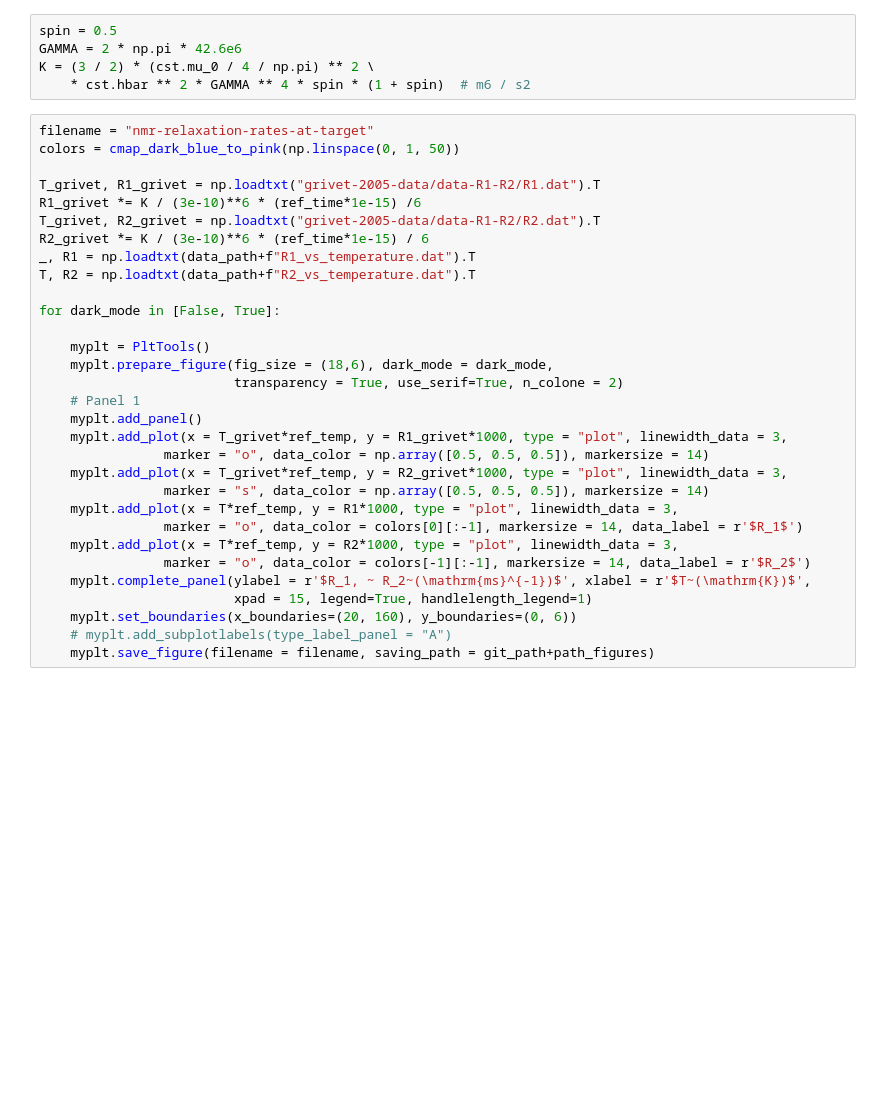
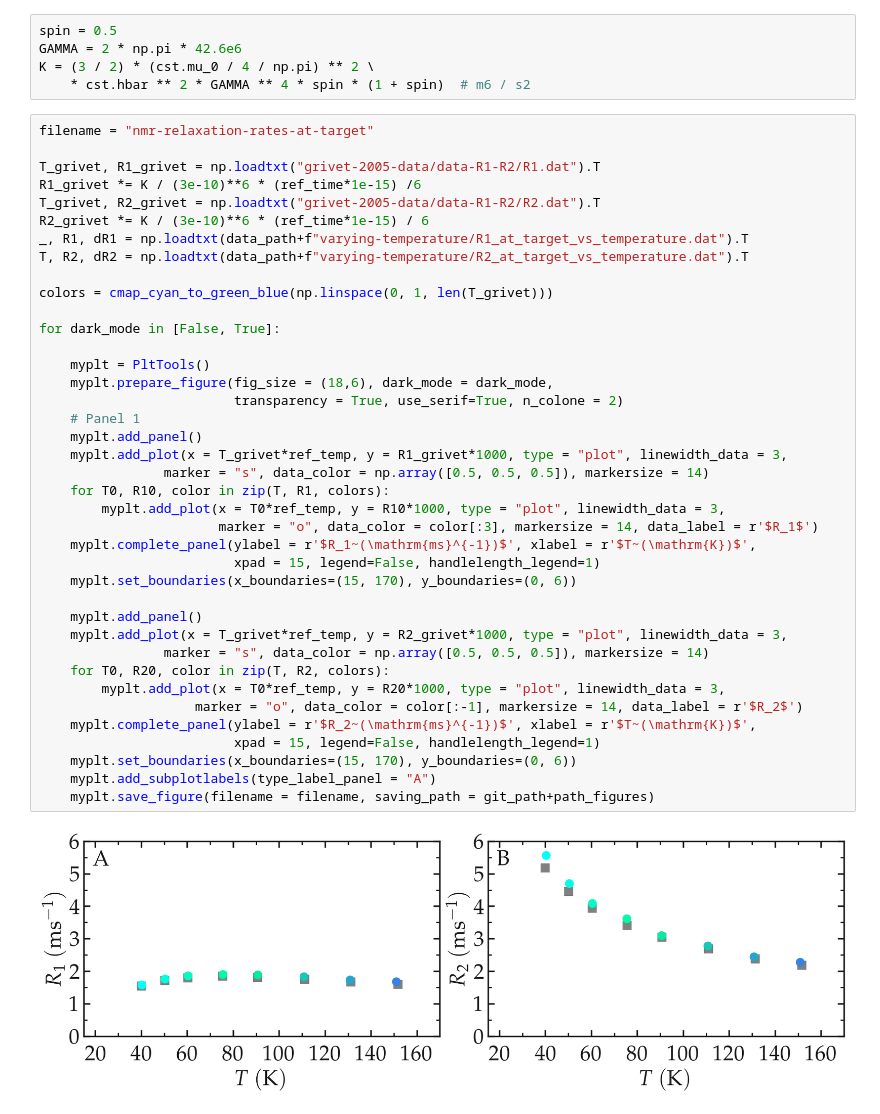
Before and after one commit to NMRDfromMD/nmrdfrommd.github.io, a Jupyter notebook: docs/source/illustrations/lennard-jones-fluids/nmr-relaxation-rates.ipynb, the cells around one changed output. Cells and saved outputs as stored; diff of their text form; blank space fills up the shorter version.

```diff
--- a/docs/source/illustrations/lennard-jones-fluids/nmr-relaxation-rates.ipynb
+++ b/docs/source/illustrations/lennard-jones-fluids/nmr-relaxation-rates.ipynb
@@ -67,34 +77,44 @@ spin = 0.5
 GAMMA = 2 * np.pi * 42.6e6
 K = (3 / 2) * (cst.mu_0 / 4 / np.pi) ** 2 \
     * cst.hbar ** 2 * GAMMA ** 4 * spin * (1 + spin)  # m6 / s2
-# %%
-filename = "nmr-relaxation-rates-at-target"
-colors = cmap_dark_blue_to_pink(np.linspace(0, 1, 50))
-
-T_grivet, R1_grivet = np.loadtxt("grivet-2005-data/data-R1-R2/R1.dat").T
-R1_grivet *= K / (3e-10)**6 * (ref_time*1e-15) /6
-T_grivet, R2_grivet = np.loadtxt("grivet-2005-data/data-R1-R2/R2.dat").T
-R2_grivet *= K / (3e-10)**6 * (ref_time*1e-15) / 6
-_, R1 = np.loadtxt(data_path+f"R1_vs_temperature.dat").T
-T, R2 = np.loadtxt(data_path+f"R2_vs_temperature.dat").T
-
-for dark_mode in [False, True]:
-
-    myplt = PltTools()
-    myplt.prepare_figure(fig_size = (18,6), dark_mode = dark_mode,
-                         transparency = True, use_serif=True, n_colone = 2)
-    # Panel 1
-    myplt.add_panel()
-    myplt.add_plot(x = T_grivet*ref_temp, y = R1_grivet*1000, type = "plot", linewidth_data = 3,
-                marker = "o", data_color = np.array([0.5, 0.5, 0.5]), markersize = 14)
-    myplt.add_plot(x = T_grivet*ref_temp, y = R2_grivet*1000, type = "plot", linewidth_data = 3,
-                marker = "s", data_color = np.array([0.5, 0.5, 0.5]), markersize = 14)
-    myplt.add_plot(x = T*ref_temp, y = R1*1000, type = "plot", linewidth_data = 3,
-                marker = "o", data_color = colors[0][:-1], markersize = 14, data_label = r'$R_1$')
-    myplt.add_plot(x = T*ref_temp, y = R2*1000, type = "plot", linewidth_data = 3,
-                marker = "o", data_color = colors[-1][:-1], markersize = 14, data_label = r'$R_2$')
-    myplt.complete_panel(ylabel = r'$R_1, ~ R_2~(\mathrm{ms}^{-1})$', xlabel = r'$T~(\mathrm{K})$',
-                         xpad = 15, legend=True, handlelength_legend=1)
-    myplt.set_boundaries(x_boundaries=(20, 160), y_boundaries=(0, 6))
-    # myplt.add_subplotlabels(type_label_panel = "A")
-    myplt.save_figure(filename = filename, saving_path = git_path+path_figures)
+# %%
+filename = "nmr-relaxation-rates-at-target"
+
+T_grivet, R1_grivet = np.loadtxt("grivet-2005-data/data-R1-R2/R1.dat").T
+R1_grivet *= K / (3e-10)**6 * (ref_time*1e-15) /6
+T_grivet, R2_grivet = np.loadtxt("grivet-2005-data/data-R1-R2/R2.dat").T
+R2_grivet *= K / (3e-10)**6 * (ref_time*1e-15) / 6
+_, R1, dR1 = np.loadtxt(data_path+f"varying-temperature/R1_at_target_vs_temperature.dat").T
+T, R2, dR2 = np.loadtxt(data_path+f"varying-temperature/R2_at_target_vs_temperature.dat").T
+
+colors = cmap_cyan_to_green_blue(np.linspace(0, 1, len(T_grivet)))
+
+for dark_mode in [False, True]:
+
+    myplt = PltTools()
+    myplt.prepare_figure(fig_size = (18,6), dark_mode = dark_mode,
+                         transparency = True, use_serif=True, n_colone = 2)
+    # Panel 1
+    myplt.add_panel()
+    myplt.add_plot(x = T_grivet*ref_temp, y = R1_grivet*1000, type = "plot", linewidth_data = 3,
+                marker = "s", data_color = np.array([0.5, 0.5, 0.5]), markersize = 14)
+    for T0, R10, color in zip(T, R1, colors):
+        myplt.add_plot(x = T0*ref_temp, y = R10*1000, type = "plot", linewidth_data = 3,
+                       marker = "o", data_color = color[:3], markersize = 14, data_label = r'$R_1$')
+    myplt.complete_panel(ylabel = r'$R_1~(\mathrm{ms}^{-1})$', xlabel = r'$T~(\mathrm{K})$',
+                         xpad = 15, legend=False, handlelength_legend=1)
+    myplt.set_boundaries(x_boundaries=(15, 170), y_boundaries=(0, 6))
+
+    myplt.add_panel()
+    myplt.add_plot(x = T_grivet*ref_temp, y = R2_grivet*1000, type = "plot", linewidth_data = 3,
+                marker = "s", data_color = np.array([0.5, 0.5, 0.5]), markersize = 14)
+    for T0, R20, color in zip(T, R2, colors):
+        myplt.add_plot(x = T0*ref_temp, y = R20*1000, type = "plot", linewidth_data = 3,
+                    marker = "o", data_color = color[:-1], markersize = 14, data_label = r'$R_2$')
+    myplt.complete_panel(ylabel = r'$R_2~(\mathrm{ms}^{-1})$', xlabel = r'$T~(\mathrm{K})$',
+                         xpad = 15, legend=False, handlelength_legend=1)
+    myplt.set_boundaries(x_boundaries=(15, 170), y_boundaries=(0, 6))
+    myplt.add_subplotlabels(type_label_panel = "A")
+    myplt.save_figure(filename = filename, saving_path = git_path+path_figures)
+# %% [output]
+[figure, added]
```
Also changed, not shown: parts of 5 cells of this notebook, 16 other files.
